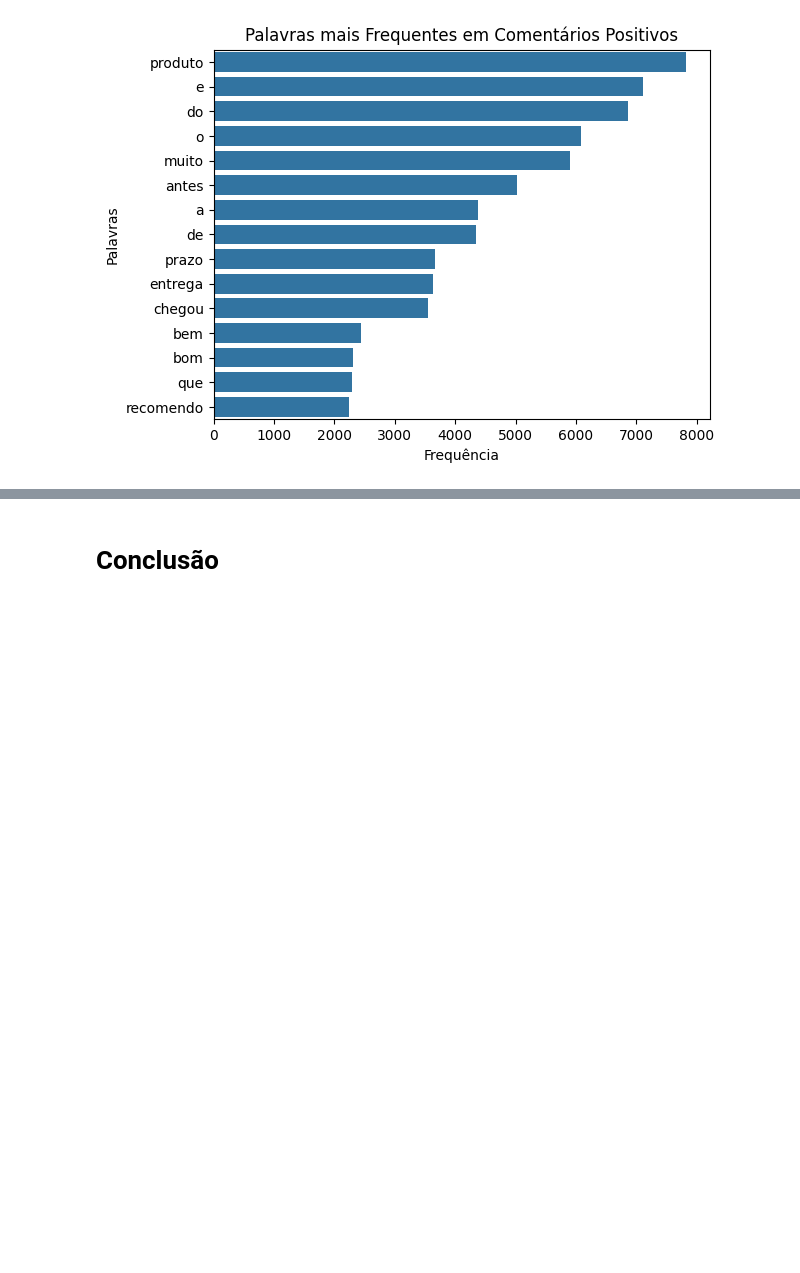
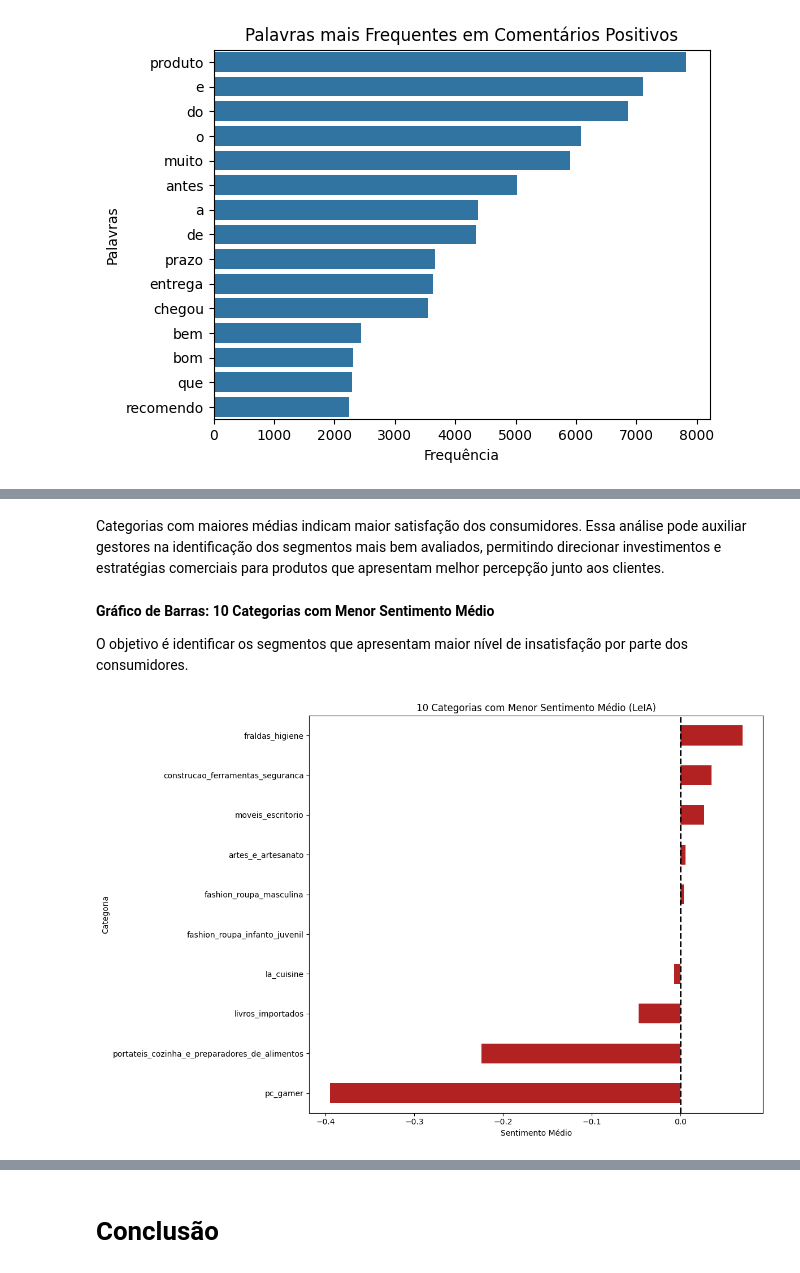
Before and after one commit to EnzoRibeiroDaSilva/Projeto_Integrador_Analise_de_Sentimento, a Jupyter notebook: Projeto_Estruturado.ipynb, the cells around one changed output, grey strips where cells are left out. Cells and saved outputs as stored; diff of their text form; code cells hidden in the pictures; blank space fills up the shorter version.

```diff
--- a/Projeto_Estruturado.ipynb
+++ b/Projeto_Estruturado.ipynb
@@ -1083,0 +1159,37 @@ plt.show()
+# %% [markdown]
+Categorias com maiores médias indicam maior satisfação dos consumidores. Essa análise pode auxiliar gestores na identificação dos segmentos mais bem avaliados, permitindo direcionar investimentos e estratégias comerciais para produtos que apresentam melhor percepção junto aos clientes.
+# %% [markdown]
+**Gráfico de Barras: 10 Categorias com Menor Sentimento Médio**
+
+O objetivo é identificar os segmentos que apresentam maior nível de insatisfação por parte dos consumidores.
+# %%
+categoria_negativa = (
+    df_completo
+    .groupby('product_category_name')['pontuacao_leia']
+    .mean()
+    .sort_values(ascending=True)
+    .head(10)
+)
+
+categoria_negativa.plot(
+    kind='barh',
+    figsize=(12,8),
+    color='firebrick'
+)
+
+plt.axvline(
+    x=0,
+    color='black',
+    linestyle='--',
+    linewidth=2,
+    label='Neutro (0)'
+)
+
+plt.title('10 Categorias com Menor Sentimento Médio (LeIA)')
+plt.xlabel('Sentimento Médio')
+plt.ylabel('Categoria')
+
+plt.tight_layout()
+plt.show()
+# %% [output]
+[figure, added]
```
Also changed, not shown: parts of 29 cells of this notebook, 1 other file.
